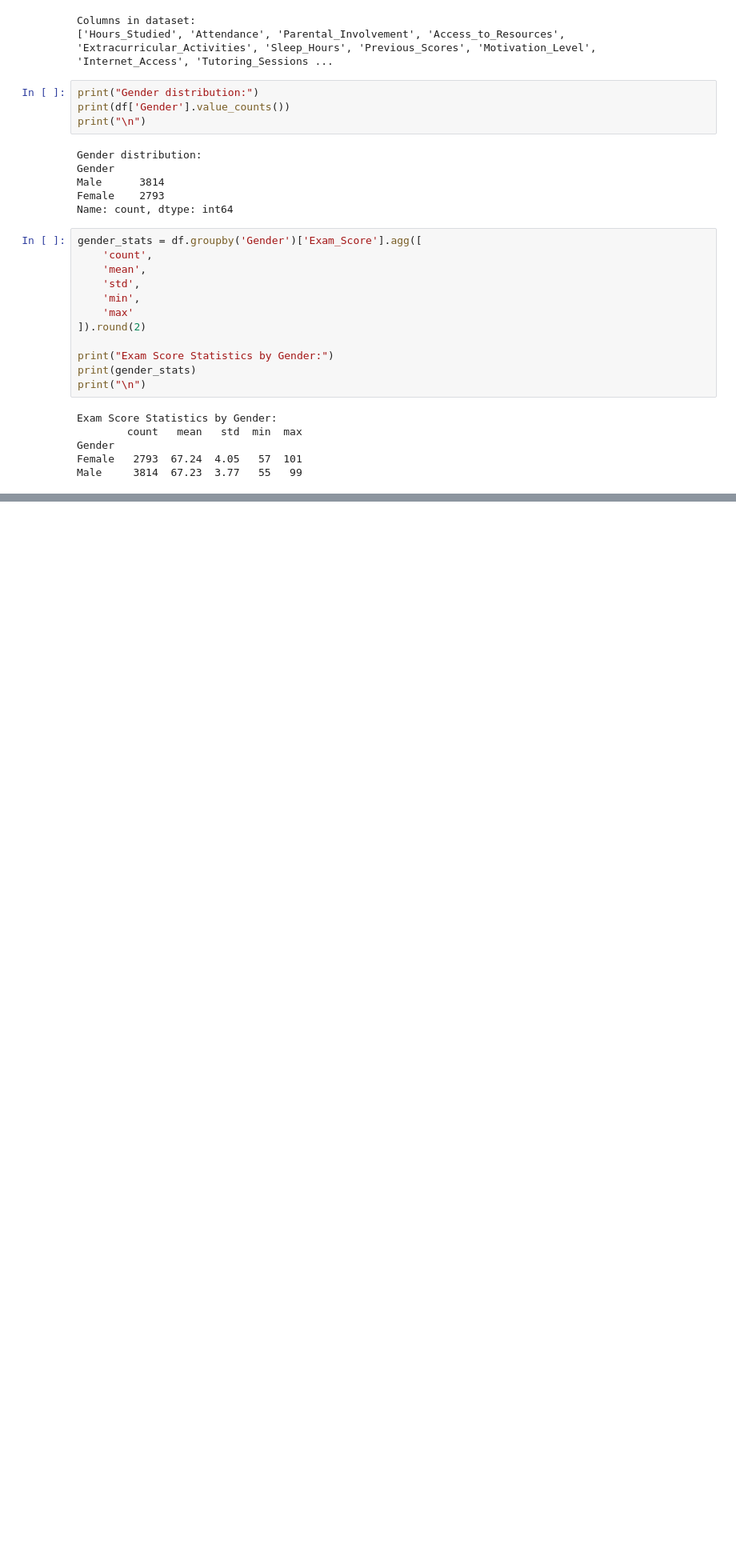
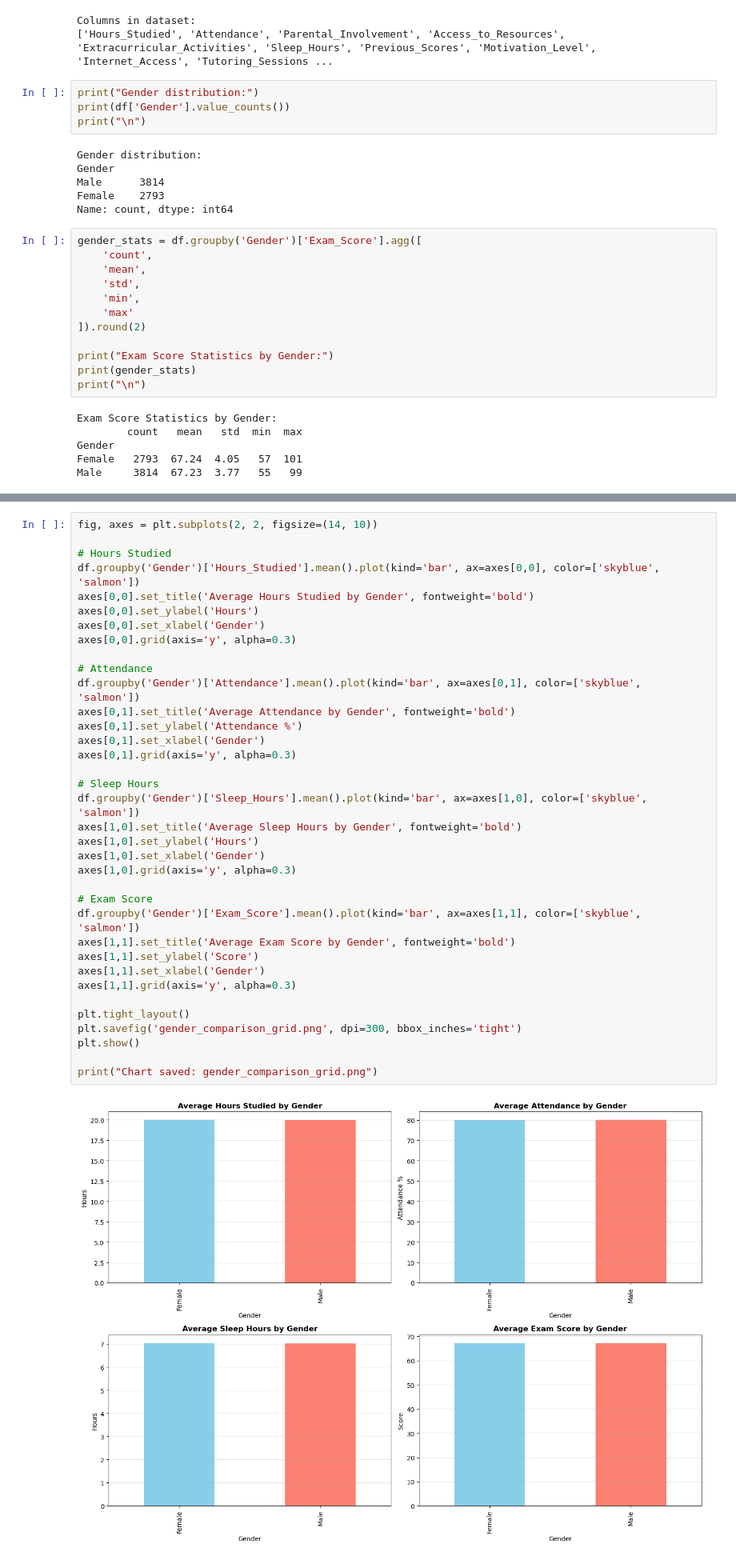
Before and after one commit to Yp3RR/student-performance-analysis, a Jupyter notebook: notebooks/01_initial_analysis.ipynb, the cells around one changed output, grey strips where cells are left out. Shown: that part at 80% size. Drawn from its saved outputs; the diff is of its cells as text; blank space fills up the shorter version.

```diff
--- a/notebooks/01_initial_analysis.ipynb
+++ b/notebooks/01_initial_analysis.ipynb
@@ -91,0 +108,38 @@ Male     3814  67.23  3.77   55   99
+# %%
+fig, axes = plt.subplots(2, 2, figsize=(14, 10))
+
+# Hours Studied
+df.groupby('Gender')['Hours_Studied'].mean().plot(kind='bar', ax=axes[0,0], color=['skyblue', 'salmon'])
+axes[0,0].set_title('Average Hours Studied by Gender', fontweight='bold')
+axes[0,0].set_ylabel('Hours')
+axes[0,0].set_xlabel('Gender')
+axes[0,0].grid(axis='y', alpha=0.3)
+
+# Attendance
+df.groupby('Gender')['Attendance'].mean().plot(kind='bar', ax=axes[0,1], color=['skyblue', 'salmon'])
+axes[0,1].set_title('Average Attendance by Gender', fontweight='bold')
+axes[0,1].set_ylabel('Attendance %')
+axes[0,1].set_xlabel('Gender')
+axes[0,1].grid(axis='y', alpha=0.3)
+
+# Sleep Hours
+df.groupby('Gender')['Sleep_Hours'].mean().plot(kind='bar', ax=axes[1,0], color=['skyblue', 'salmon'])
+axes[1,0].set_title('Average Sleep Hours by Gender', fontweight='bold')
+axes[1,0].set_ylabel('Hours')
+axes[1,0].set_xlabel('Gender')
+axes[1,0].grid(axis='y', alpha=0.3)
+
+# Exam Score
+df.groupby('Gender')['Exam_Score'].mean().plot(kind='bar', ax=axes[1,1], color=['skyblue', 'salmon'])
+axes[1,1].set_title('Average Exam Score by Gender', fontweight='bold')
+axes[1,1].set_ylabel('Score')
+axes[1,1].set_xlabel('Gender')
+axes[1,1].grid(axis='y', alpha=0.3)
+
+plt.tight_layout()
+plt.savefig('gender_comparison_grid.png', dpi=300, bbox_inches='tight')
+plt.show()
+
+print("Chart saved: gender_comparison_grid.png")
+# %% [output]
+[figure, added]
```
Also changed, not shown: parts of 2 cells of this notebook, 2 other files.
